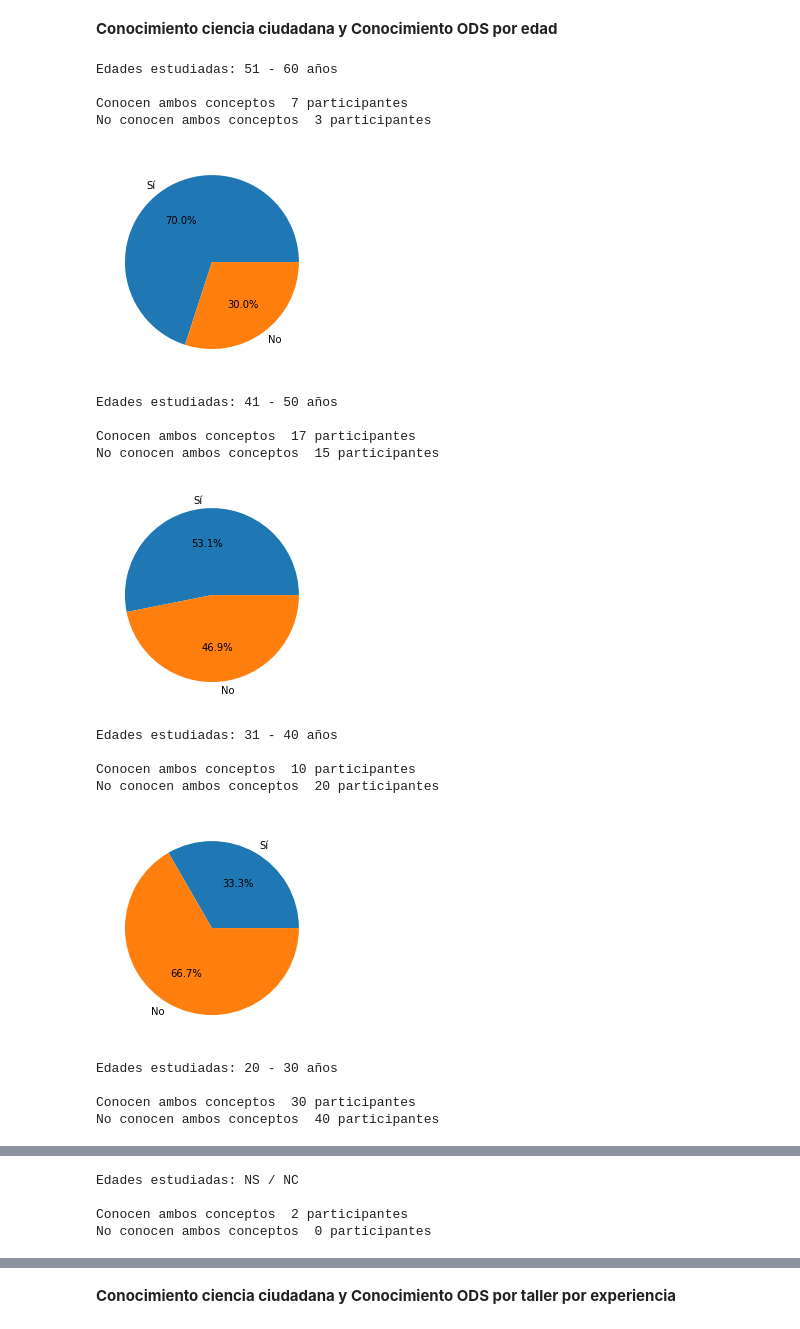
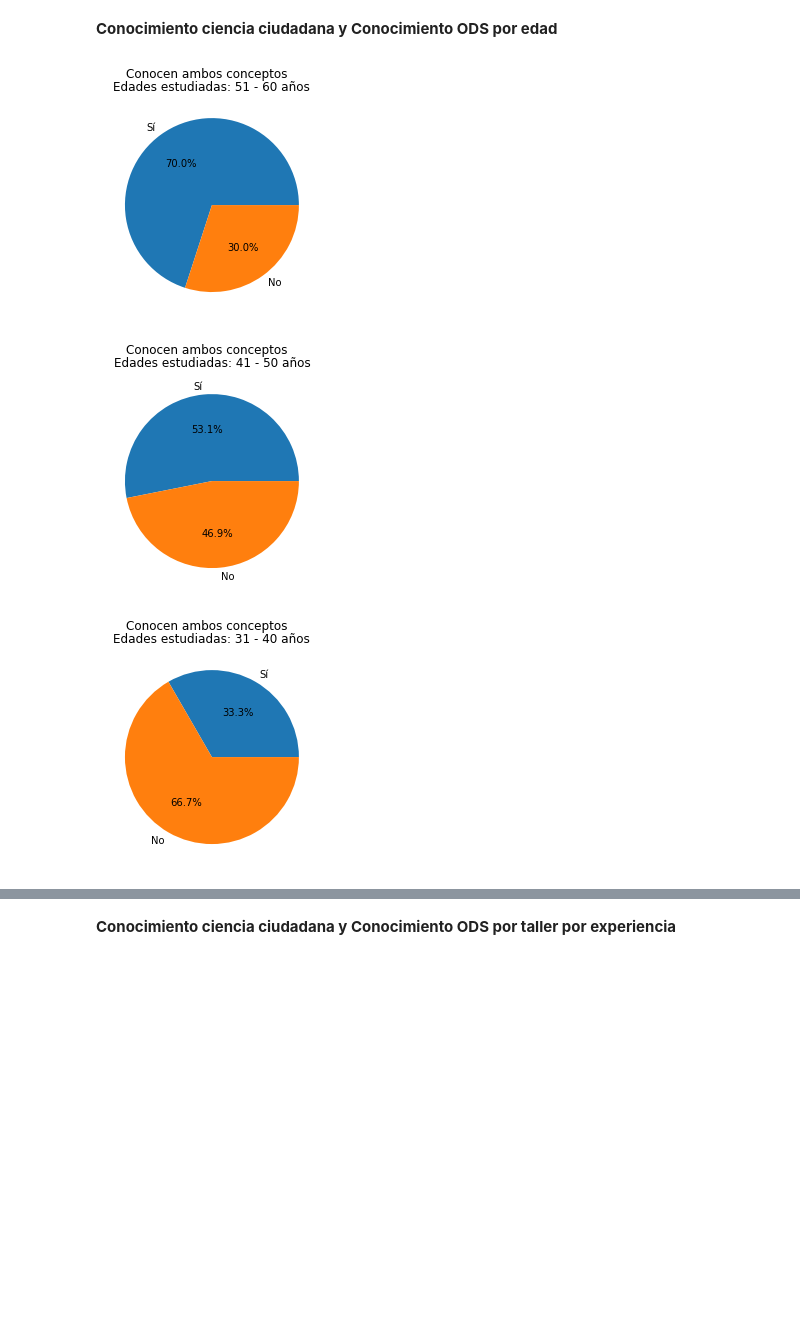
Before and after one commit to inusmar/TFG_2022, a Jupyter notebook: Análisis cuestionarios.ipynb, the cells around one changed output, grey strips where cells are left out. Cells and saved outputs as stored; diff of their text form; code cells hidden in the pictures; blank space fills up the shorter version.

```diff
--- a/Análisis cuestionarios.ipynb
+++ b/Análisis cuestionarios.ipynb
@@ -321,6 +289,7 @@ Name: antes_de_participar_en_el_taller,_¿sabías_qué_era_la_ciencia_ciudadana?
 # %%
-print(df_encuestados['antes_de_participar_en_el_taller__¿sabías_qué_eran_los_objetivos_de_desarrollo_sostenible_(ods)?'].value_counts())
-df_encuestados['antes_de_participar_en_el_taller__¿sabías_qué_eran_los_objetivos_de_desarrollo_sostenible_(ods)?'].value_counts().plot(kind='pie', ylabel='¿Conocías los ODS?')
+value = df_encuestados['antes_de_participar_en_el_taller__¿sabías_qué_eran_los_objetivos_de_desarrollo_sostenible_(ods)?'].value_counts()
+value.plot(kind='pie', ylabel='¿Conocías los ODS?', autopct='%1.1f%%')
+plt.legend(value)
 plt.title('Conocimiento sobre los ODS de los encuestados')
 plt.show()
 # %% [output]
@@ -337,23 +302,28 @@ Name: antes_de_participar_en_el_taller__¿sabías_qué_eran_los_objetivos_de_des
 filtros = [
  '¿qué_edad_tienes?',
  'eres',
- '¿tienes_experiencia_previa_enseñando?',
  'antes_de_participar_en_el_taller,_¿sabías_qué_era_la_ciencia_ciudadana?',
- 'antes_de_participar_en_el_taller__¿sabías_qué_eran_los_objetivos_de_desarrollo_sostenible_(ods)?']
+ 'antes_de_participar_en_el_taller__¿sabías_qué_eran_los_objetivos_de_desarrollo_sostenible_(ods)?',
+'¿tienes_experiencia_previa_enseñando?']
 
 titulos_graficos = ['Edades', 'Sexo', 'Experiencia', 'Conocimiento ciencia ciudadana', 'Conocimiento ODS']
 
 cont = 0
+# en el caso que visualicemos la experiencia veremos solamente 3 valores.
+nlarg = 5
 
 for col in filtros:
+    if col == '¿tienes_experiencia_previa_enseñando?':
+       nlarg = 3
     for taller in df_encuestados.taller.unique():
         df_aux = df_encuestados[df_encuestados['taller'] == taller]
-        print("A continuación visualizaremos " + titulos_graficos[cont])
-        print("Pertenecen al taller de " + taller)
+        #print("A continuación visualizaremos " + titulos_graficos[cont])
+        #print("Pertenecen al taller de " + taller)
         fig, ax = plt.subplots()
-        value_counts = df_aux[col].value_counts().sort_index().nlargest(3)
-        print(value_counts)
+        value_counts = df_aux[col].value_counts().sort_index().nlargest(nlarg)
+        #print(value_counts)
         ax.bar(value_counts.index,value_counts)
+        plt.suptitle(titulos_graficos[cont] + " por el taller de " + taller)
         plt.show()
     cont+= 1
 # %% [output]
@@ -418,10 +360,11 @@ for edad in df_encuestados['¿qué_edad_tienes?'].unique():
     for col in filtros:
         for resp in conocias:
             df_aux = df_encuestados[(df_encuestados[col] == resp) & (df_encuestados['¿qué_edad_tienes?'] == edad)]
-            print('Tiene conocimientos de ' + titulos_graficos[cont] + ': ' + resp + '\n')
-            print('Edades filtradas: ' + edad + '\n')
-            print(df_aux['taller'].value_counts())
-            df_aux['taller'].value_counts().plot(kind='pie', ylabel=titulos_graficos[cont])
+            value = df_aux['taller'].value_counts()
+            value.plot(kind='pie', ylabel=titulos_graficos[cont])
+            plt.suptitle('Tienes conocimientos de '+ titulos_graficos[cont] + ': ' + resp)
+            plt.title('Edades ' + edad)
+            plt.legend(value)
             plt.show()
 
         cont+=1
@@ -480,36 +387,22 @@ Name: taller, dtype: int64
 # %%
 for edad in df_encuestados['¿qué_edad_tienes?'].unique():
     df_aux = df_encuestados[df_encuestados['¿qué_edad_tienes?'] == edad]
     cont_si_cc = len(df_aux[df_aux['antes_de_participar_en_el_taller,_¿sabías_qué_era_la_ciencia_ciudadana?'] == 'Si'])
     cont_no_cc = len(df_aux) - cont_si_cc
     cont_si_ods = len(df_aux[df_aux['antes_de_participar_en_el_taller__¿sabías_qué_eran_los_objetivos_de_desarrollo_sostenible_(ods)?'] == 'Si'])
     cont_no_ods = len(df_aux) - cont_si_ods
 
-    print('Edades estudiadas: ' + edad + '\n')
-    print('Conocen ambos conceptos  ' + str(cont_si_cc + cont_si_ods) + ' participantes')
-    print('No conocen ambos conceptos  ' + str(cont_no_cc + cont_no_ods) + ' participantes')
-    print('\n')
+    #print('Edades estudiadas: ' + edad + '\n')
+    #print('Conocen ambos conceptos  ' + str(cont_si_cc + cont_si_ods) + ' participantes')
+    #print('No conocen ambos conceptos  ' + str(cont_no_cc + cont_no_ods) + ' participantes')
+    #print('\n')
 
     fig, ax = plt.subplots()
     ax.pie([cont_si_cc + cont_si_ods, cont_no_cc + cont_no_ods], labels=["Sí", "No"], autopct='%1.1f%%')
+    plt.suptitle("Conocen ambos conceptos")
+    plt.title('Edades estudiadas: ' + edad)
     plt.show()
 # %% [output]
-Edades estudiadas: 51 - 60 años
-
-Conocen ambos conceptos  7 participantes
-No conocen ambos conceptos  3 participantes
-[figure, old version]
+[figure, new version]
-Edades estudiadas: 41 - 50 años
-
-Conocen ambos conceptos  17 participantes
-No conocen ambos conceptos  15 participantes
-[figure, old version]
+[figure, new version]
-Edades estudiadas: 31 - 40 años
-
-Conocen ambos conceptos  10 participantes
-No conocen ambos conceptos  20 participantes
-[figure, old version]
+[figure, new version]
-Edades estudiadas: 20 - 30 años
-
-Conocen ambos conceptos  30 participantes
-No conocen ambos conceptos  40 participantes
@@ -517,4 +409,0 @@ No conocen ambos conceptos  40 participantes
-Edades estudiadas: NS / NC
-
-Conocen ambos conceptos  2 participantes
-No conocen ambos conceptos  0 participantes
```
Also changed, not shown: parts of 14 cells of this notebook.
